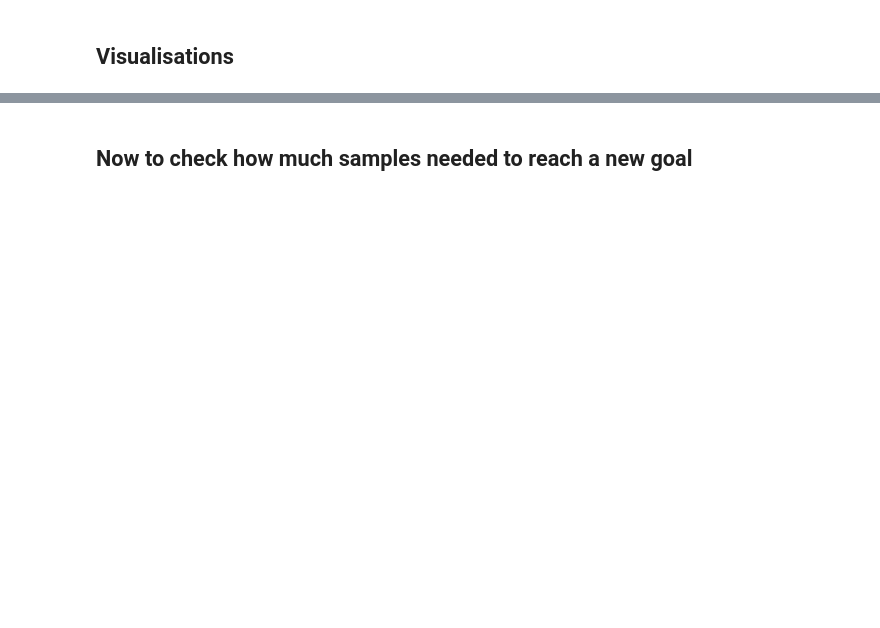
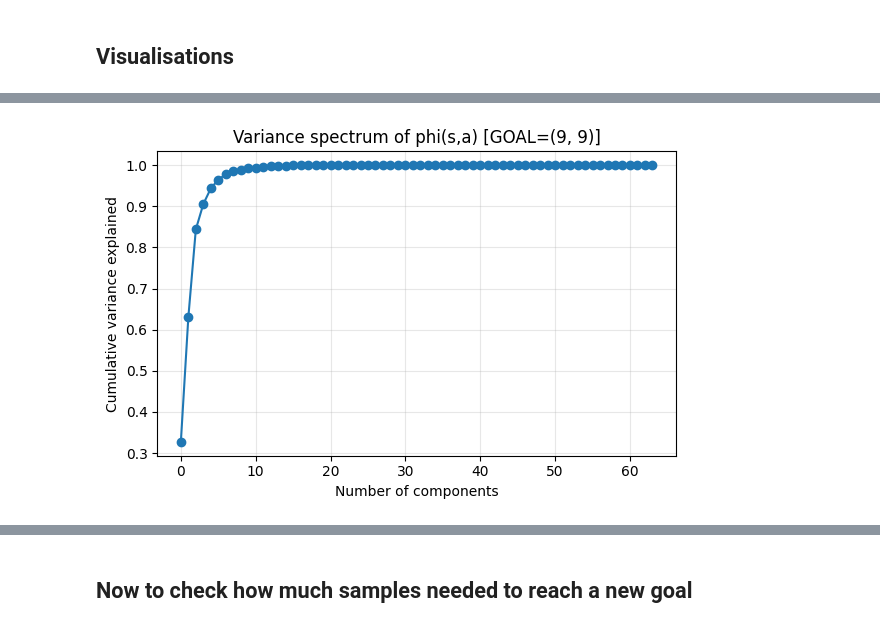
Before and after one commit to tanjun8802/MSc_Dissertation, a Jupyter notebook: src/experiments/Q_Factorisation_DQN.ipynb, the cells around one changed output, grey strips where cells are left out. Saved outputs shown, nothing was run; the diff lists cells and outputs as text; code cells hidden in the pictures; blank space fills up the shorter version.

Commit message:
plot out to visualise the embeddings and similarities

```diff
--- a/src/experiments/Q_Factorisation_DQN.ipynb
+++ b/src/experiments/Q_Factorisation_DQN.ipynb
@@ -339,0 +470,80 @@ dqn_q_first.train()
+# %%
+# === BASE TASK EMBEDDINGS ===
+
+base_goal = np.array(GOAL, dtype=np.float32)
+base_goal_t = torch.tensor(base_goal, dtype=torch.float32, device=DEVICE).unsqueeze(0)
+
+states_base, coords_base = collect_valid_states_fourrooms(eval_env_first)
+obs_base_t = torch.tensor(states_base, dtype=torch.float32, device=DEVICE)
+
+dqn_q_first.eval()
+with torch.no_grad():
+    phi_s_base = dqn_q_first.encode_state(obs_base_t).cpu().numpy()          # [N, D]
+    psi_z_base = dqn_q_first.encode_goal(base_goal_t).cpu().numpy()          # [1, D]
+    phi_sa_base = dqn_q_first.encode_state_action(obs_base_t).cpu().numpy()  # [N, A, D]
+
+N_base, A_base, D_base = phi_sa_base.shape
+phi_sa_base_flat = phi_sa_base.reshape(N_base * A_base, D_base)
+
+print("states_base:", states_base.shape)
+print("coords_base:", coords_base.shape)
+print("phi(s) base:", phi_s_base.shape)
+print("phi(s,a) base:", phi_sa_base.shape)
+print("psi(z) base:", psi_z_base.shape)
+
+def analyze_embeddings(phisa_flat, psi_vec, label="base"):
+    """
+    phisa_flat: [N*A, D] numpy array of phi(s,a)
+    psi_vec: [1, D] numpy array of psi(z)
+    """
+    # Convert to torch
+    phisa_t = torch.tensor(phisa_flat, dtype=torch.float32)
+    psi_t   = torch.tensor(psi_vec.squeeze(0), dtype=torch.float32)  # [D]
+
+    # 1) Norm statistics
+    norms = phisa_t.norm(dim=-1)   # [N*A]
+    print(f"[{label}] phi(s,a) norms: mean={norms.mean().item():.4f}, std={norms.std().item():.4f}")
+
+    # 2) Effective rank (via singular values)
+    # Center first to remove mean
+    phisa_centered = phisa_t - phisa_t.mean(dim=0, keepdim=True)
+    U, S, Vh = torch.linalg.svd(phisa_centered, full_matrices=False)
+    S_np = S.cpu().numpy()
+    explained = (S_np ** 2) / (S_np ** 2).sum()
+    cumulative = explained.cumsum()
+
+    print(f"[{label}] top 5 singular values:", S_np[:5])
+    print(f"[{label}] cumulative variance (first 5 dims):", cumulative[:5])
+
+    # Optional: plot variance spectrum
+    plt.figure(figsize=(6, 4))
+    plt.plot(cumulative, marker="o")
+    plt.xlabel("Number of components")
+    plt.ylabel("Cumulative variance explained")
+    plt.title(f"Variance spectrum of phi(s,a) [{label}]")
+    plt.grid(alpha=0.3)
+    plt.tight_layout()
+    plt.show()
+
+    # 3) Cosine similarities between phi(s,a) and psi(z)
+    psi_unit = psi_t / (psi_t.norm() + 1e-8)              # ensure unit norm
+    phisa_unit = phisa_t / (phisa_t.norm(dim=-1, keepdim=True) + 1e-8)
+
+    cos = (phisa_unit @ psi_unit)                        # [N*A]
+    cos_np = cos.cpu().numpy()
+
+    print(f"[{label}] cos(phi(s,a), psi): mean={cos_np.mean():.4f}, std={cos_np.std():.4f}")
+    plt.figure(figsize=(6, 4))
+    plt.hist(cos_np, bins=40, alpha=0.7)
+    plt.xlabel("cos(phi(s,a), psi(z))")
+    plt.ylabel("count")
+    plt.title(f"Cosine histo phi(s,a) vs psi(z) [{label}]")
+    plt.grid(alpha=0.3)
+    plt.tight_layout()
+    plt.show()
+
+# Example usage:
+
+# Base goal
+analyze_embeddings(phi_sa_base_flat, psi_z_base, label=f"GOAL={GOAL}")
+# %% [output]
@@ -339,0 +558 @@ dqn_q_first.train()
+[figure, added]
```
Also changed, not shown: parts of 14 cells of this notebook.
